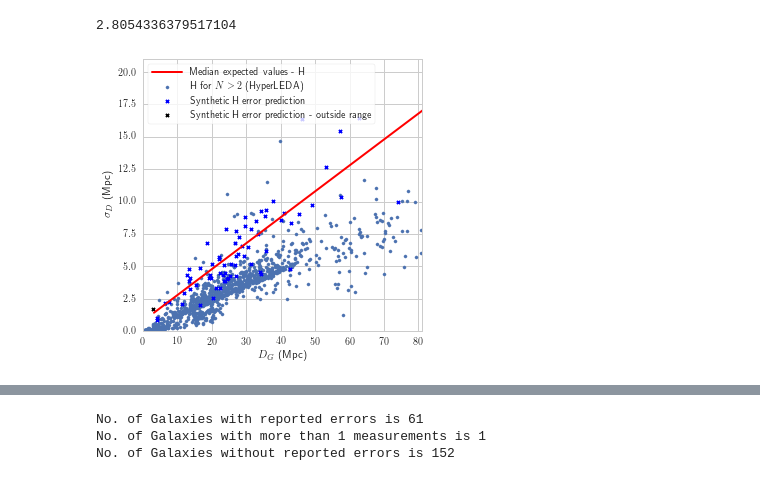
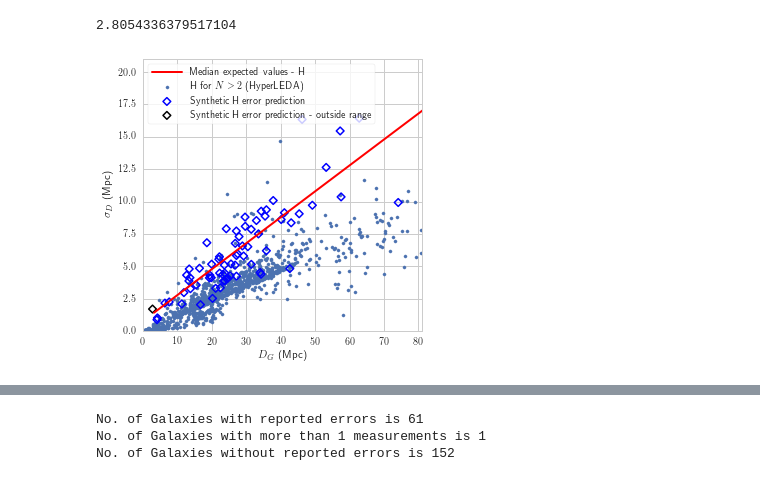
Before and after one commit to saint-germain/errorprediction, a Jupyter notebook: errors_HyperLEDA.ipynb, the cells around one changed output, grey strips where cells are left out. Cells and saved outputs as stored; diff of their text form; code cells hidden in the pictures.

```diff
--- a/errors_HyperLEDA.ipynb
+++ b/errors_HyperLEDA.ipynb
@@ -388,30 +374,30 @@ meddist.min()
 # %%
 bfilt=dfb.meas>2
 x=dfb['D (Mpc)'][bfilt]
-y=dfb.H[bfilt]
-z=dfb.M[bfilt]
+y=dfb['H (Mpc)'][bfilt]
+z=dfb['M (Mpc)'][bfilt]
 # %%
 np.random.seed(10)
 plt.figure(figsize=(5,5))
 plt.scatter(x,y,s=10,label='H for $N>2$ (HyperLEDA)')
 xp=np.linspace(x1.min(),x1.max(),2)
 modpar=samples1[np.random.randint(len(samples1))]
 ymod=modpar[0]*meddist+modpar[1]
 ysim=np.random.normal(ymod,modpar[2]*ymod)
 #plt.scatter(x1,y1,label='H for $N>15$ measurements')
-mark='x'
-plt.scatter(meddist[filt1],ysim[filt1], c='b',s=10,marker=mark,label='Synthetic H error prediction')
-plt.scatter(meddist[~filt1],ysim[~filt1], c='k',s=10,marker=mark,label='Synthetic H error prediction - outside range')
+mark='D'
+plt.scatter(meddist[filt1],ysim[filt1], linewidth='1.5', facecolors='none', edgecolors='b',s=30,marker=mark,label='Synthetic H error prediction')
+plt.scatter(meddist[~filt1],ysim[~filt1], linewidth='1.5', facecolors='none', edgecolors='k',s=30,marker=mark,label='Synthetic H error prediction - outside range')
 plt.plot(xp,xp*sth1[0]+sth1[1],c='r',linewidth=2,label='Median expected values - H')
 plt.xlim(0,81)
 plt.ylim(0,21)
 plt.legend(frameon=True,loc='upper left')
 plt.xlabel('$D_G$ (Mpc)')
 plt.ylabel('$\sigma_D$ (Mpc)')
 plt.savefig('mnras/predhl1.pdf', dpi=reso,transparent=True)
 plt.savefig('mnras/predhl1.png', dpi=reso,transparent=True)
 # %% [output]
-[figure, old version]
+[figure, new version]
 # %%
 np.random.seed(10)
 plt.figure(figsize=(5,5))
```
Also changed, not shown: parts of 18 cells of this notebook, 31 other files.
